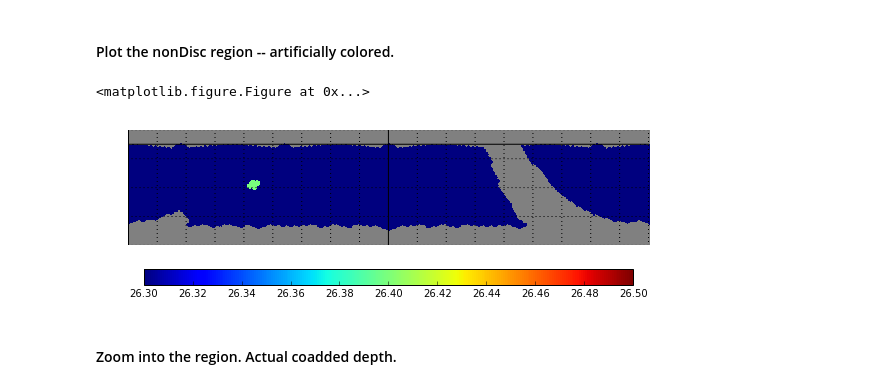
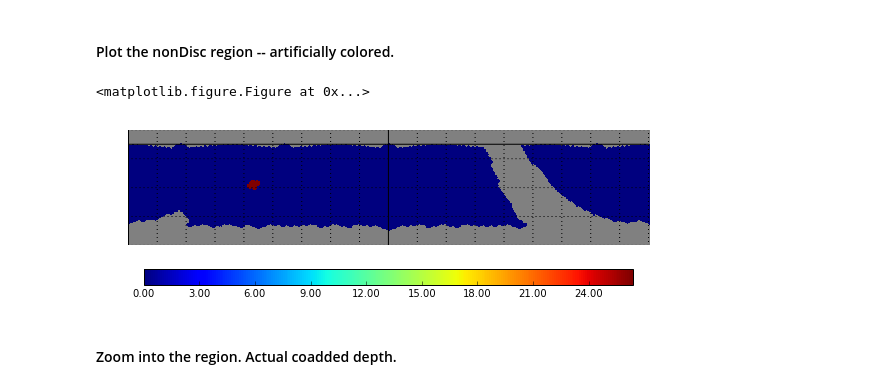
Before and after one commit to humnaawan/DC1-Regions, a Jupyter notebook: notebooks/Plots -- DC1 Candidate Region.ipynb, the cells around one changed output. Drawn from its saved outputs; the diff is of its cells as text; code cells hidden in the pictures.

```diff
--- a/notebooks/Plots -- DC1 Candidate Region.ipynb
+++ b/notebooks/Plots -- DC1 Candidate Region.ipynb
@@ -103,24 +104,24 @@ for dither in coaddBundle:
 # %%
 check= copy.deepcopy(coaddBundle['NoDither'])
 check.metricValues.data[:]= 0
 check.metricValues.data[nondiscPixels]= 26.4
 
 plt.clf()
 hp.cartview(check.metricValues.filled(check.slicer.badval),
             flip='astro', rot=(0,0,0) ,
             lonra= [-180,180], latra= [-70,10],
-            min= 26.3, max= 26.5, title= '', cbar=False)
+            title= '', cbar=False)
 hp.graticule(dpar=20, dmer=20, verbose=False)
 ax = plt.gca()
 im = ax.get_images()[0]
 fig= plt.gcf()
 cbaxes = fig.add_axes([0.1, 0.25, 0.8, 0.04]) # [left, bottom, width, height]
 cb = plt.colorbar(im,  orientation='horizontal',
             format= '%.2f', cax = cbaxes)
 plt.show()
 # %% [output]
 <matplotlib.figure.Figure at 0x...>
-[figure, old version]
+[figure, new version]
 # %% [markdown]
 #### Zoom into the region. Actual coadded depth.
 # %%
```
Also changed, not shown: parts of 2 cells of this notebook.
